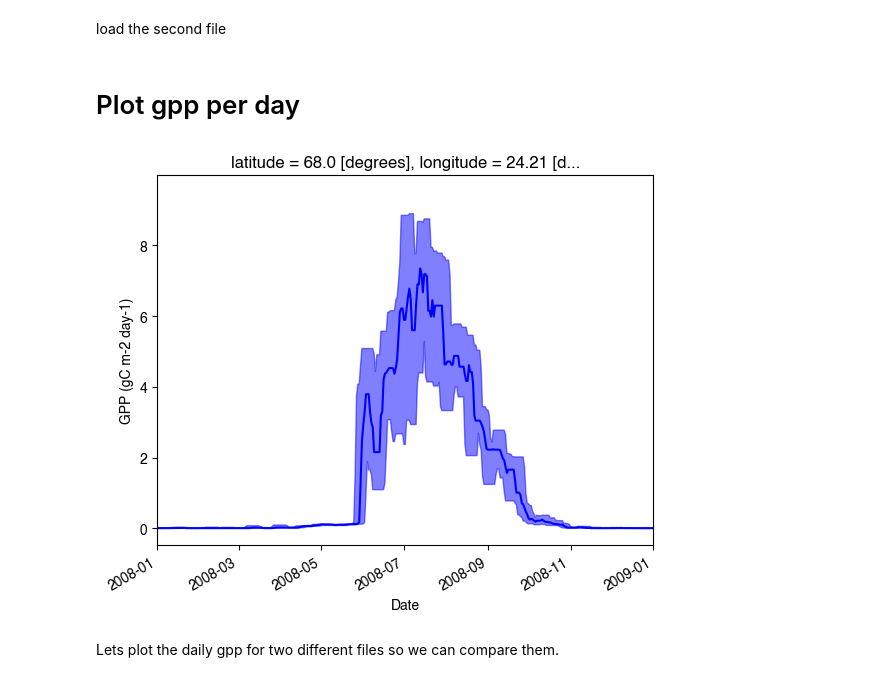
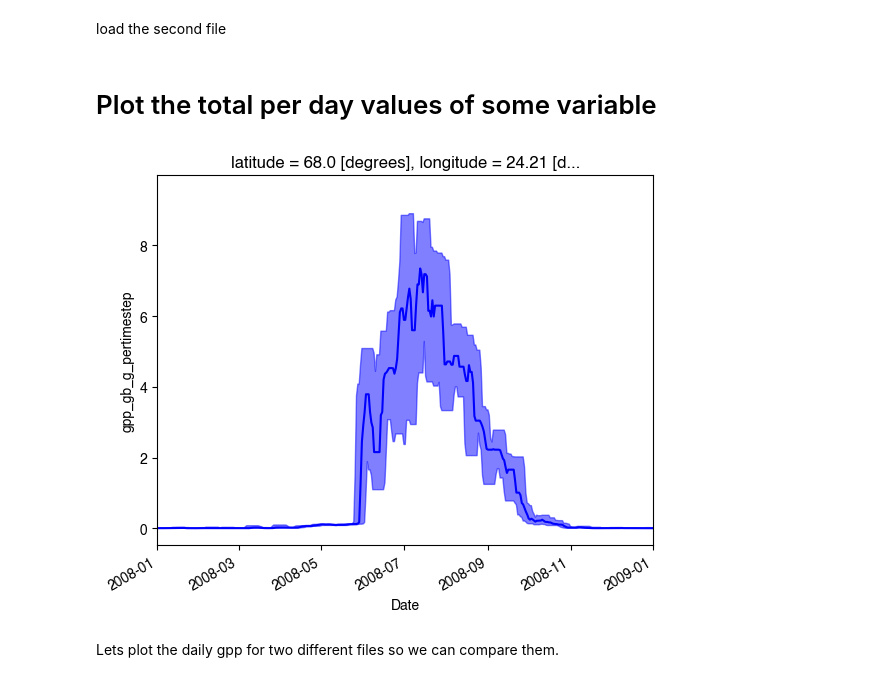
Before and after one commit to CaleBaguley/JULES-plotting-and-analysis-code, a Jupyter notebook: notebooks/File load and plot test.ipynb, the cells around one changed output. Saved outputs shown, nothing was run; the diff lists cells and outputs as text; code cells hidden in the pictures.

```diff
--- a/notebooks/File load and plot test.ipynb
+++ b/notebooks/File load and plot test.ipynb
@@ -50,14 +53,14 @@ load the second file
 # %%
 data_2 = load_jules_output_file_xarray(file_address_2)
 # %% [markdown]
-# Plot gpp per day
+# Plot the total per day values of some variable
 # %%
 # Convert gpp_gb from kgC m-2 s-1 to gC m-2 h-1
 data['gpp_gb_g_pertimestep'] = data['gpp_gb'] * 1000 * 60*60
 
-plot_daily_gpp(data, 'gpp_gb_g_pertimestep', smoothing = 10, x_range = [date(2008,1,1),date(2009,1,1)])
+plot_daily(data, 'gpp_gb_g_pertimestep', smoothing = 10, x_range = [date(2008,1,1),date(2009,1,1)])
 # %% [output]
-[figure, old version]
+[figure, new version]
 # %% [markdown]
 Lets plot the daily gpp for two different files so we can compare them.
 # %%
```
Also changed, not shown: parts of 7 cells of this notebook.
